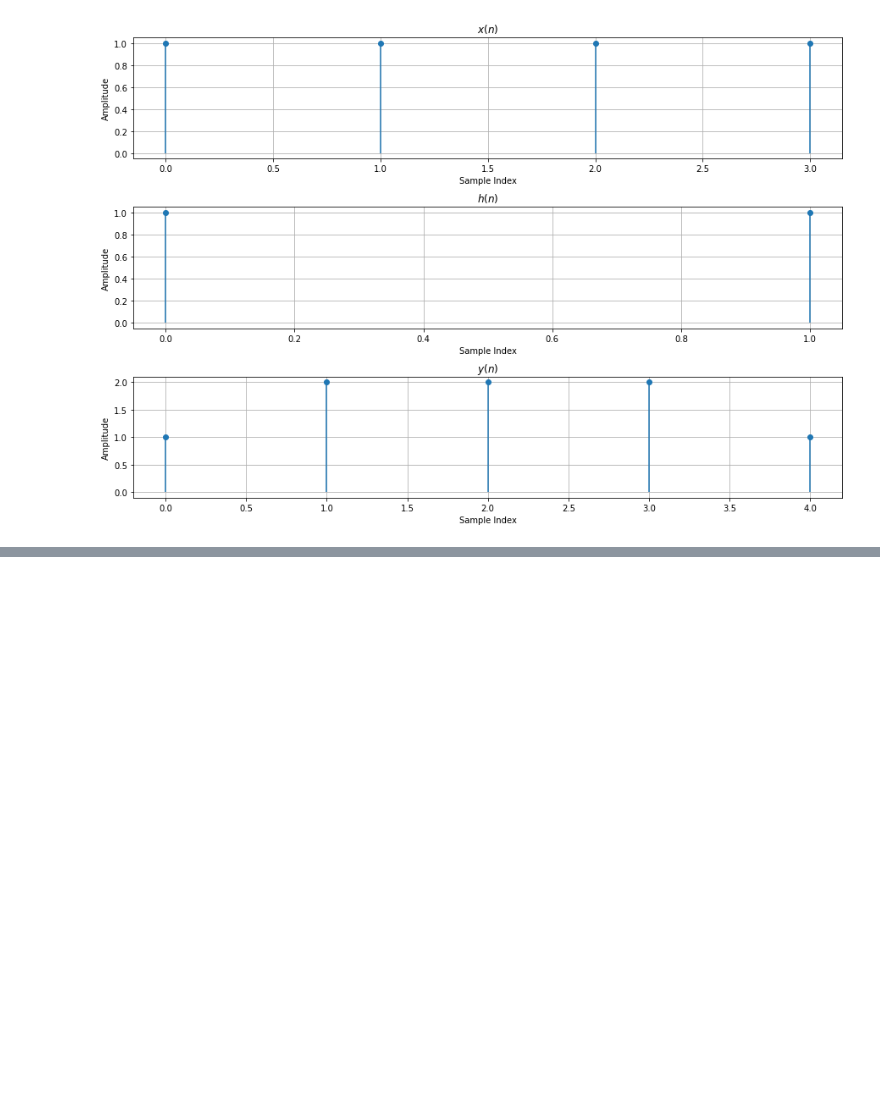
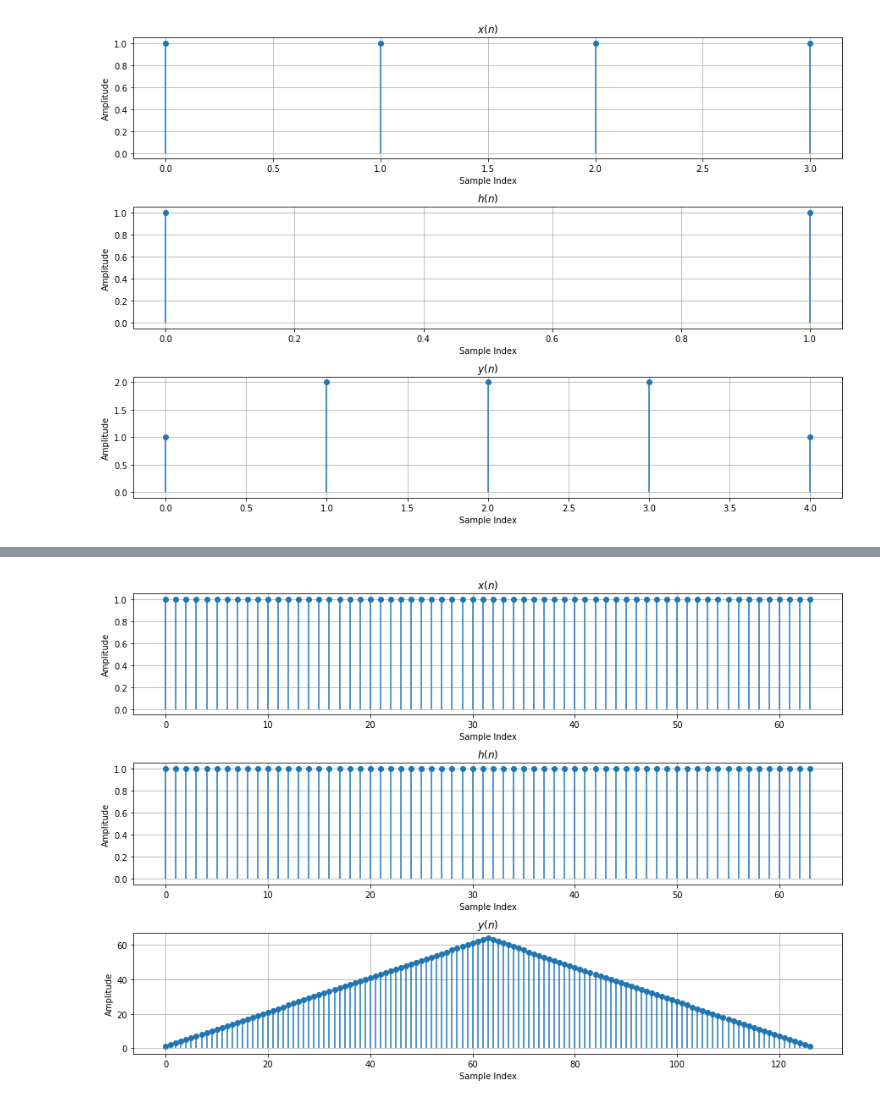
Before and after one commit to keatoncscheible/dsp_101, a Jupyter notebook: convolution.ipynb, the cells around one changed output, grey strips where cells are left out. Cells and saved outputs as stored; diff of their text form; code cells hidden in the pictures; blank space fills up the shorter version.

Commit message:
Add Karatsuba convolution algorithm section with example

```diff
--- a/convolution.ipynb
+++ b/convolution.ipynb
@@ -445,0 +484,73 @@ pass
+# %%
+# Karatsuba Convolution Algorithm Example
+
+import numpy as np
+import matplotlib.pyplot as plt
+
+# N should be a power of 2
+N = 32
+
+# Create x(n), x0(n) and x1(n)
+x = np.ones(2*N)
+x0 = x[0:N]
+x1 = x[N:2*N]
+x_idxs = np.arange(0, 2*N)
+
+# Create h(n), h0(n) and h1(n)
+h = np.ones(2*N)
+h0 = h[0:N]
+h1 = h[N:2*N]
+h_idxs = np.arange(0, 2*N)
+
+# Create empty subconvolution arrays, y0(n), y1(n), y2(n)
+y0 = np.empty(2*N-1)
+y1 = np.empty(2*N-1)
+y2 = np.empty(2*N-1)
+y_sub_idxs = np.arange(0, 2*N-1)
+
+# Compute subconvolutions y0(n), y1(n) and y2(n)
+for n in y_sub_idxs:
+    k_start = max(0, n-N+1)
+    k_stop = min(n, N-1)
+    k = np.arange(k_start, k_stop+1)
+    y0[n] = np.sum(x0[n-k] * h0[k])
+    y2[n] = np.sum(x1[n-k] * h1[k])
+    x_sum = x0 + x1
+    h_sum = h0 + h1
+    y1[n] = np.sum(x_sum[n-k] * h_sum[k]) - y0[n] - y2[n]
+
+# Compute y(n), overlapping and adding the partial convolution resultss
+y = np.zeros(4*N-1)
+y_idxs = np.arange(0, 4*N-1)
+y[0:2*N-1] = y0
+y[N:3*N-1] += y1
+y[2*N:4*N-1] += y2
+
+# Plot convolution result
+fig, ax = plt.subplots(nrows=3, ncols=1, figsize=(15, 10))
+
+# Plot x(n)
+ax[0].grid()
+ax[0].stem(x_idxs, x, basefmt=' ')
+ax[0].set_title('$x(n)$')
+ax[0].set_xlabel('Sample Index')
+ax[0].set_ylabel('Amplitude')
+
+# Plot h(n)
+ax[1].grid()
+ax[1].stem(h_idxs, h, basefmt=' ')
+ax[1].set_title('$h(n)$')
+ax[1].set_xlabel('Sample Index')
+ax[1].set_ylabel('Amplitude')
+
+# Plot y(n)
+ax[2].grid()
+ax[2].stem(y_idxs, y, basefmt=' ')
+ax[2].set_title('$y(n)$')
+ax[2].set_xlabel('Sample Index')
+ax[2].set_ylabel('Amplitude')
+
+plt.subplots_adjust(hspace=0.4)
+pass
+# %% [output]
+[figure, added]
```
Also changed, not shown: parts of 1 cell of this notebook.
